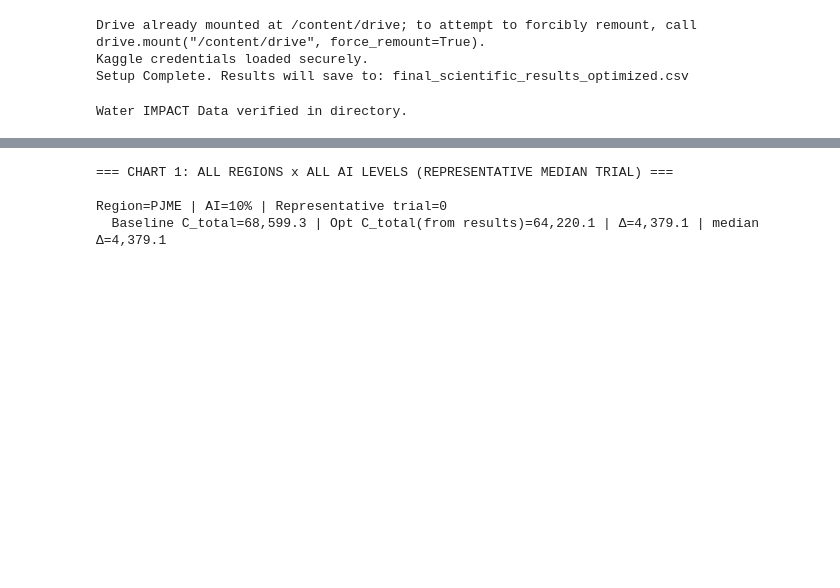
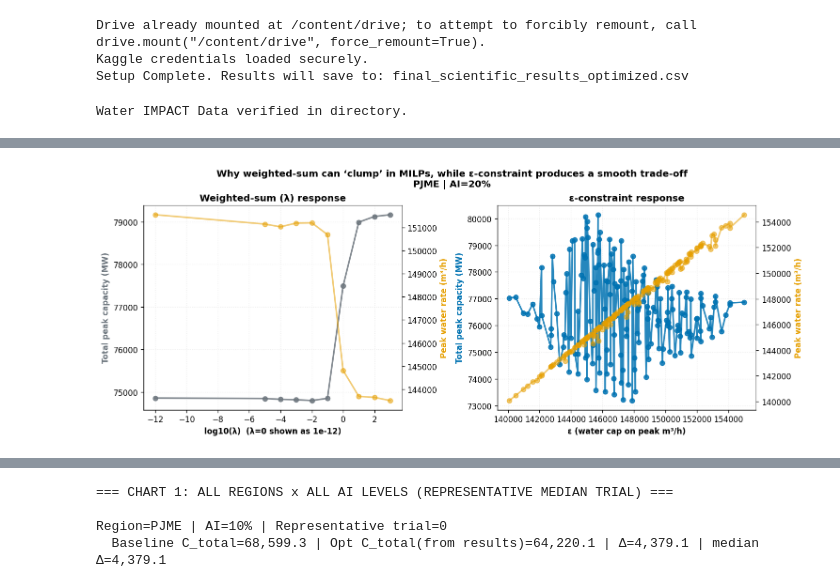
Before and after one commit to revak18/science_fair_2026, a Jupyter notebook: science_fair_2026_test.ipynb, the cells around one changed output, grey strips where cells are left out. Drawn from its saved outputs; the diff is of its cells as text; code cells hidden in the pictures; blank space fills up the shorter version.

```diff
--- a/science_fair_2026_test.ipynb
+++ b/science_fair_2026_test.ipynb
@@ -727,0 +1324,55 @@ Success! Scientific results saved to: final_scientific_results_optimized.csv
+# %%
+# @title Plot B: Parameter-response (λ vs ε) side-by-side
+import numpy as np
+import matplotlib.pyplot as plt
+
+# reuse w_mean, e_mean from Plot A cell
+if "w_mean" not in globals() or "e_mean" not in globals():
+    raise ValueError("Run Plot A cell first (it builds w_mean and e_mean).")
+
+COL = {"ws":"#6C757D", "eps":"#0072B2"}
+
+fig, axes = plt.subplots(1, 2, figsize=(12.5, 4.8), dpi=120, constrained_layout=True)
+
+# ---- left: weighted-sum parameter response ----
+ax = axes[0]
+lam = w_mean["water_weight"].to_numpy(dtype=float)
+
+# log-safe x (avoid -inf at 0)
+lam_x = np.log10(np.maximum(lam, 1e-12))
+
+ax.plot(lam_x, w_mean["total_peak_mw"], marker="o", linewidth=2.0, alpha=0.85, color=COL["ws"], label="Peak capacity (MW)")
+ax2 = ax.twinx()
+ax2.plot(lam_x, w_mean["water_peak_m3h"], marker="o", linewidth=2.0, alpha=0.55, color="#E69F00", label="Peak water (m³/h)")
+
+ax.set_title("Weighted-sum (λ) response", fontweight="bold")
+ax.set_xlabel("log10(λ)  (λ=0 shown as 1e-12)", fontweight="bold")
+ax.set_ylabel("Total peak capacity (MW)", fontweight="bold", color=COL["ws"])
+ax2.set_ylabel("Peak water rate (m³/h)", fontweight="bold", color="#E69F00")
+ax.grid(True, linestyle=":", alpha=0.25)
+for sp in ("top","right"):
+    ax.spines[sp].set_alpha(0.25)
+    ax2.spines[sp].set_alpha(0.25)
+
+# ---- right: epsilon constraint response ----
+ax = axes[1]
+eps = e_mean["epsilon_water_cap"].to_numpy(dtype=float)
+
+ax.plot(eps, e_mean["total_peak_mw"], marker="o", linewidth=2.0, alpha=0.85, color=COL["eps"], label="Peak capacity (MW)")
+ax2 = ax.twinx()
+ax2.plot(eps, e_mean["water_peak_m3h"], marker="o", linewidth=2.0, alpha=0.55, color="#E69F00", label="Peak water (m³/h)")
+
+ax.set_title("ε-constraint response", fontweight="bold")
+ax.set_xlabel("ε (water cap on peak m³/h)", fontweight="bold")
+ax.set_ylabel("Total peak capacity (MW)", fontweight="bold", color=COL["eps"])
+ax2.set_ylabel("Peak water rate (m³/h)", fontweight="bold", color="#E69F00")
+ax.grid(True, linestyle=":", alpha=0.25)
+for sp in ("top","right"):
+    ax.spines[sp].set_alpha(0.25)
+    ax2.spines[sp].set_alpha(0.25)
+
+plt.suptitle(f"Why weighted-sum can ‘clump’ in MILPs, while ε-constraint produces a smooth trade-off\n{REGION} | AI={int(AI_FRAC*100)}%",
+             fontweight="bold", fontsize=12)
+plt.show()
+# %% [output]
+[figure, added]
```
Also changed, not shown: parts of 17 cells of this notebook.
